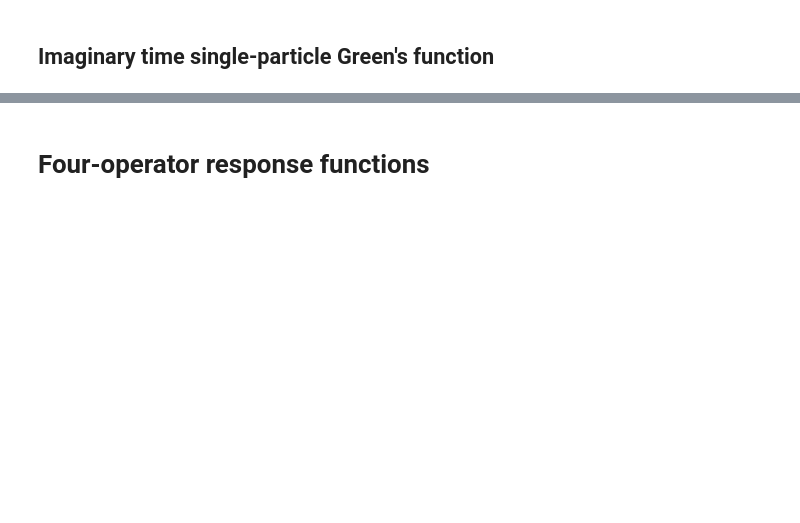
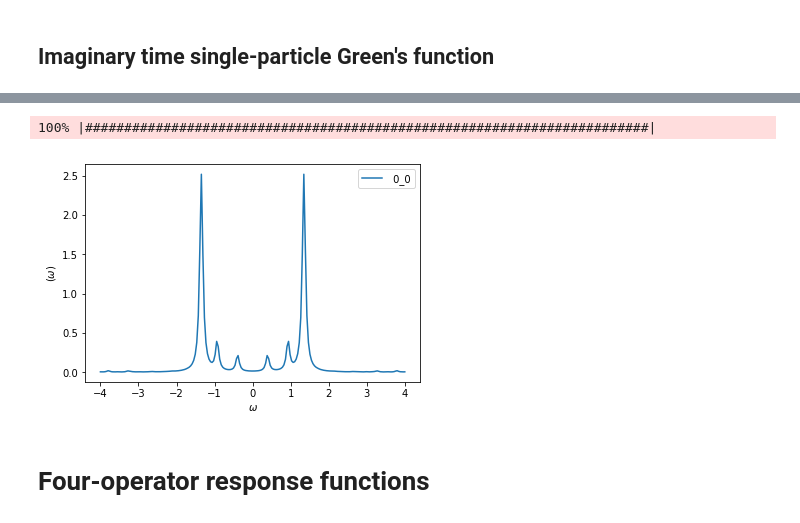
Before and after one commit to HugoStrand/pyed, a Jupyter notebook: doc/Anderson.ipynb, the cells around one changed output, grey strips where cells are left out. Cells and saved outputs as stored; diff of their text form; code cells hidden in the pictures; blank space fills up the shorter version.

```diff
--- a/doc/Anderson.ipynb
+++ b/doc/Anderson.ipynb
@@ -94,3 +95,11 @@ plt.figure(); oplot(g_iwn); plt.savefig('figure_g_iwn.png')
+# %%
+from pytriqs.gf import GfReFreq
+g_w = GfReFreq(indices = [1], window = (-4, 4), n_points = 200)
+ed.set_g2_w(g_w,c(up,0),c_dag(up,0))
+plt.figure(); oplot(g_w,mode='S'); plt.savefig('figure_g_w.png')
+# %% [output]
+100% |########################################################################|
+[figure, added]
 # %% [markdown]
 # Four-operator response functions
 # %%
```
Also changed, not shown: parts of 11 cells of this notebook, 2 other files.
